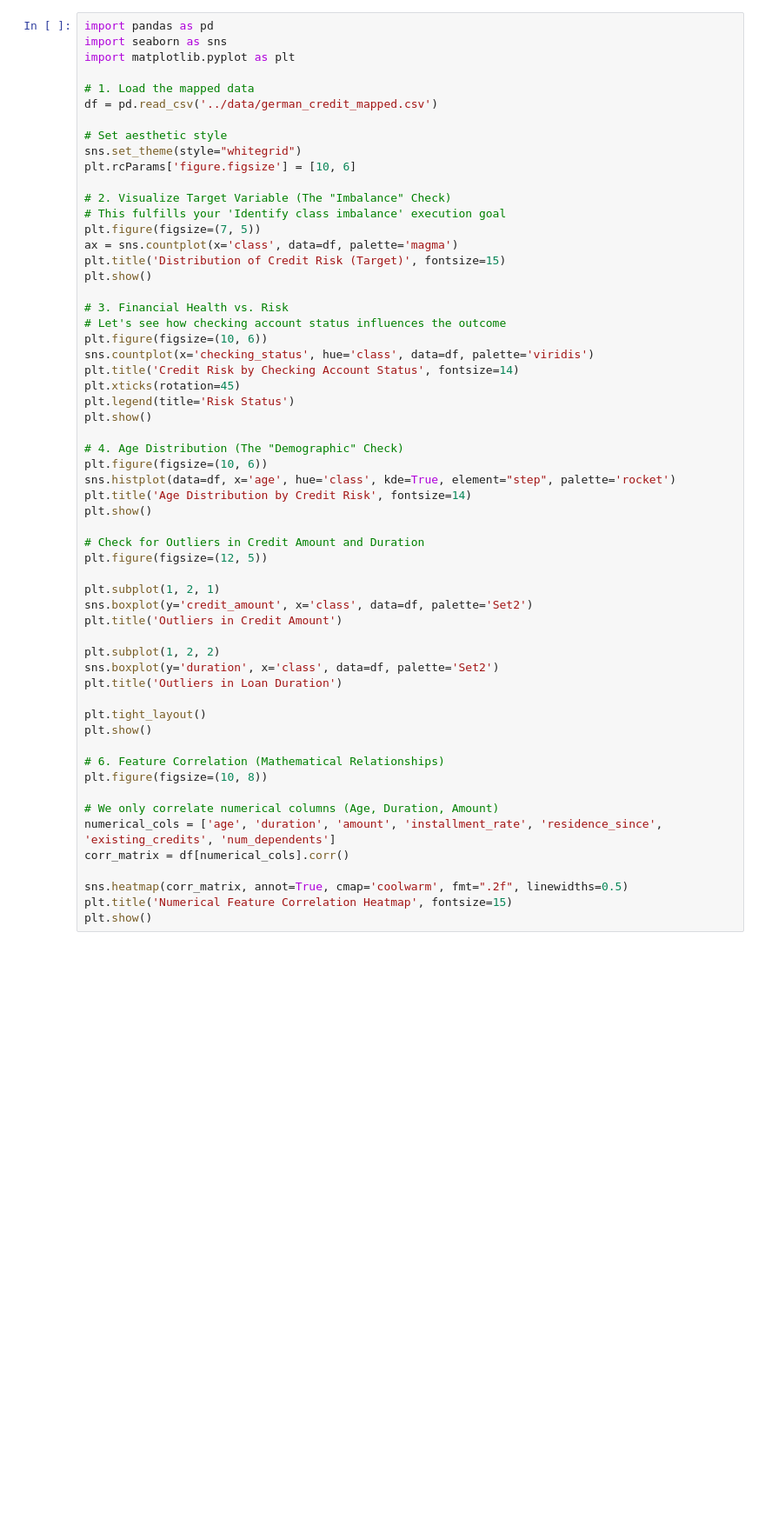
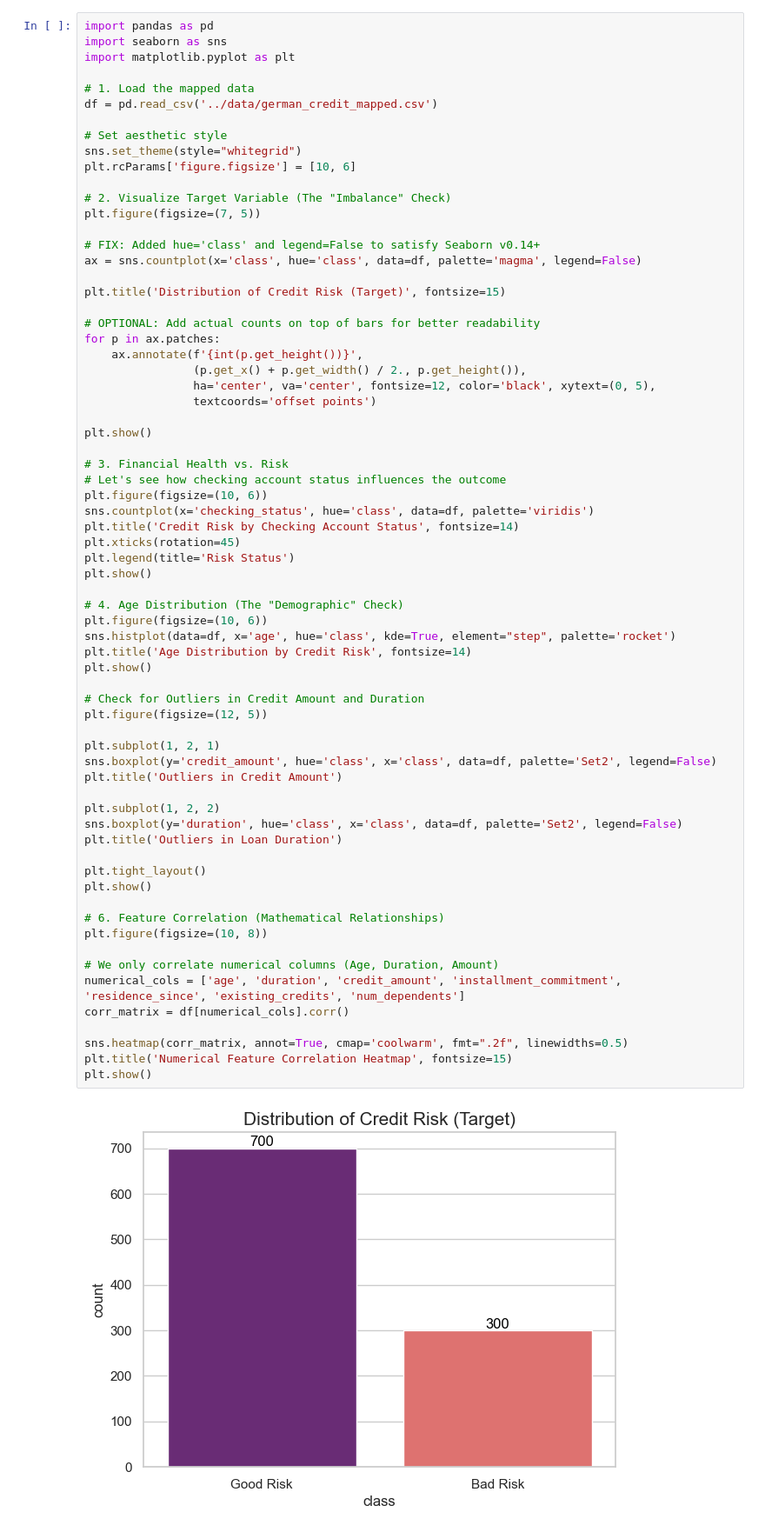
Before and after one commit to zugo-m/socafin, a Jupyter notebook: notebooks/01_data_profiling.ipynb, the cells around one changed output. Shown at 87% size. Cells and saved outputs as stored; diff of their text form; blank space fills up the shorter version.

```diff
--- a/notebooks/01_data_profiling.ipynb
+++ b/notebooks/01_data_profiling.ipynb
@@ -11,10 +11,20 @@ sns.set_theme(style="whitegrid")
 plt.rcParams['figure.figsize'] = [10, 6]
 
 # 2. Visualize Target Variable (The "Imbalance" Check)
-# This fulfills your 'Identify class imbalance' execution goal
 plt.figure(figsize=(7, 5))
-ax = sns.countplot(x='class', data=df, palette='magma')
+
+# FIX: Added hue='class' and legend=False to satisfy Seaborn v0.14+
+ax = sns.countplot(x='class', hue='class', data=df, palette='magma', legend=False)
+
 plt.title('Distribution of Credit Risk (Target)', fontsize=15)
+
+# OPTIONAL: Add actual counts on top of bars for better readability
+for p in ax.patches:
+    ax.annotate(f'{int(p.get_height())}',
+                (p.get_x() + p.get_width() / 2., p.get_height()),
+                ha='center', va='center', fontsize=12, color='black', xytext=(0, 5),
+                textcoords='offset points')
+
 plt.show()
 
 # 3. Financial Health vs. Risk
@@ -26,33 +36,35 @@ plt.xticks(rotation=45)
 plt.legend(title='Risk Status')
 plt.show()
 
 # 4. Age Distribution (The "Demographic" Check)
 plt.figure(figsize=(10, 6))
 sns.histplot(data=df, x='age', hue='class', kde=True, element="step", palette='rocket')
 plt.title('Age Distribution by Credit Risk', fontsize=14)
 plt.show()
 
 # Check for Outliers in Credit Amount and Duration
 plt.figure(figsize=(12, 5))
 
 plt.subplot(1, 2, 1)
-sns.boxplot(y='credit_amount', x='class', data=df, palette='Set2')
+sns.boxplot(y='credit_amount', hue='class', x='class', data=df, palette='Set2', legend=False)
 plt.title('Outliers in Credit Amount')
 
 plt.subplot(1, 2, 2)
-sns.boxplot(y='duration', x='class', data=df, palette='Set2')
+sns.boxplot(y='duration', hue='class', x='class', data=df, palette='Set2', legend=False)
 plt.title('Outliers in Loan Duration')
 
 plt.tight_layout()
 plt.show()
 
 # 6. Feature Correlation (Mathematical Relationships)
 plt.figure(figsize=(10, 8))
 
 # We only correlate numerical columns (Age, Duration, Amount)
-numerical_cols = ['age', 'duration', 'amount', 'installment_rate', 'residence_since', 'existing_credits', 'num_dependents']
+numerical_cols = ['age', 'duration', 'credit_amount', 'installment_commitment', 'residence_since', 'existing_credits', 'num_dependents']
 corr_matrix = df[numerical_cols].corr()
 
 sns.heatmap(corr_matrix, annot=True, cmap='coolwarm', fmt=".2f", linewidths=0.5)
 plt.title('Numerical Feature Correlation Heatmap', fontsize=15)
 plt.show()
+# %% [output]
+[figure, added]
```
Also changed, not shown: parts of 1 cell of this notebook, 5 other files.
